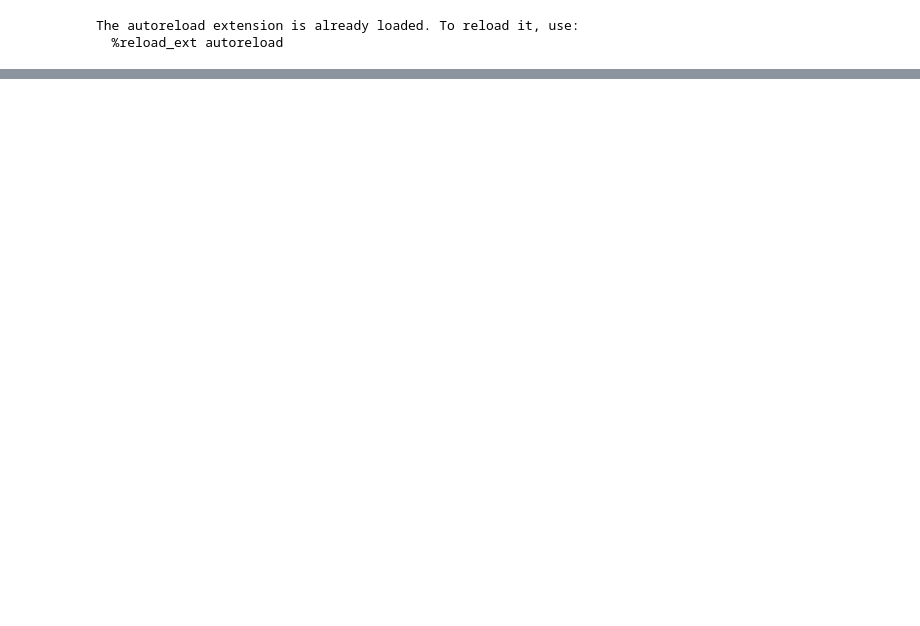
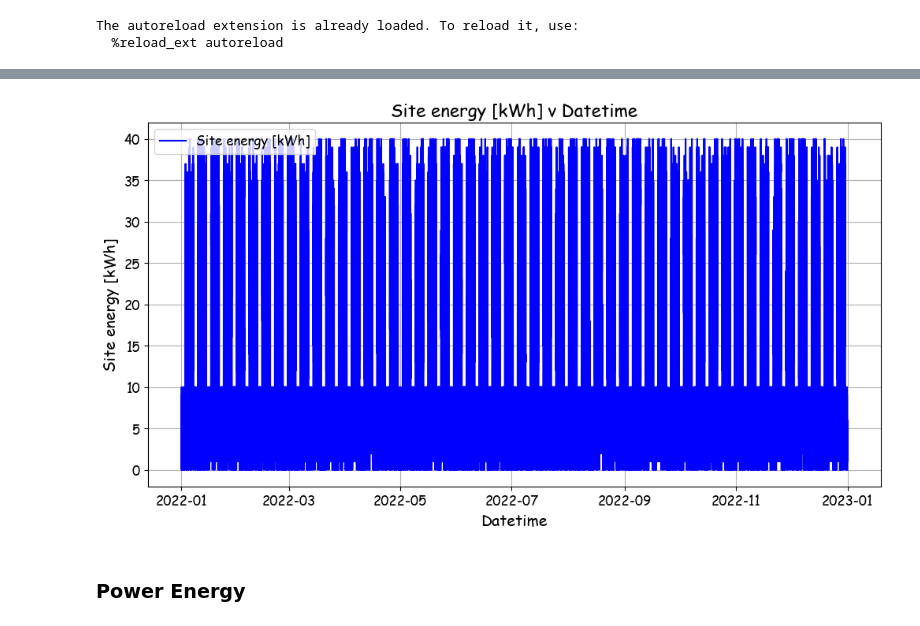
Before and after one commit to empowering-energy-solutions-ltd/e2sviz, a Jupyter notebook: notebooks/testing_notebook.ipynb, the cells around one changed output, grey strips where cells are left out. Cells and saved outputs as stored; diff of their text form; code cells hidden in the pictures; blank space fills up the shorter version.

Commit message:
Task: Using protocol structure to hold plotting

```diff
--- a/notebooks/testing_notebook.ipynb
+++ b/notebooks/testing_notebook.ipynb
@@ -264,0 +178,6 @@ Freq: 30T, Name: Site energy [kWh], Length: 17520, dtype: int64
+# %%
+visualize.Visualizer(demand, timeseries=True, viz_type=visualize.StandardPlot()).plot_plt()
+# %% [output]
+[figure, added]
+# %% [markdown]
+### Power Energy
```
Also changed, not shown: parts of 56 cells of this notebook, 1 other file.
